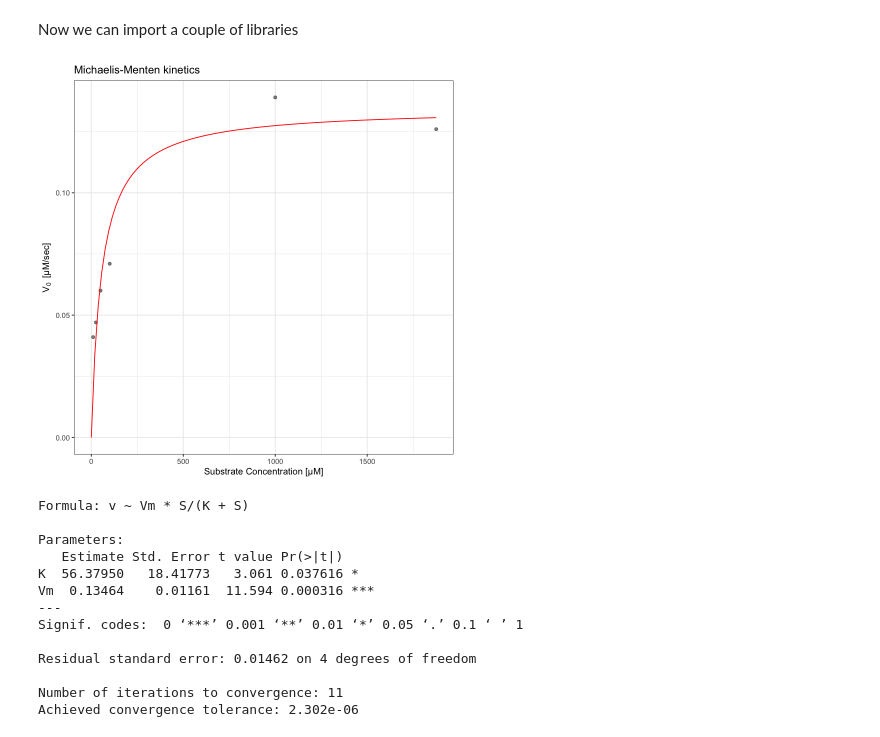
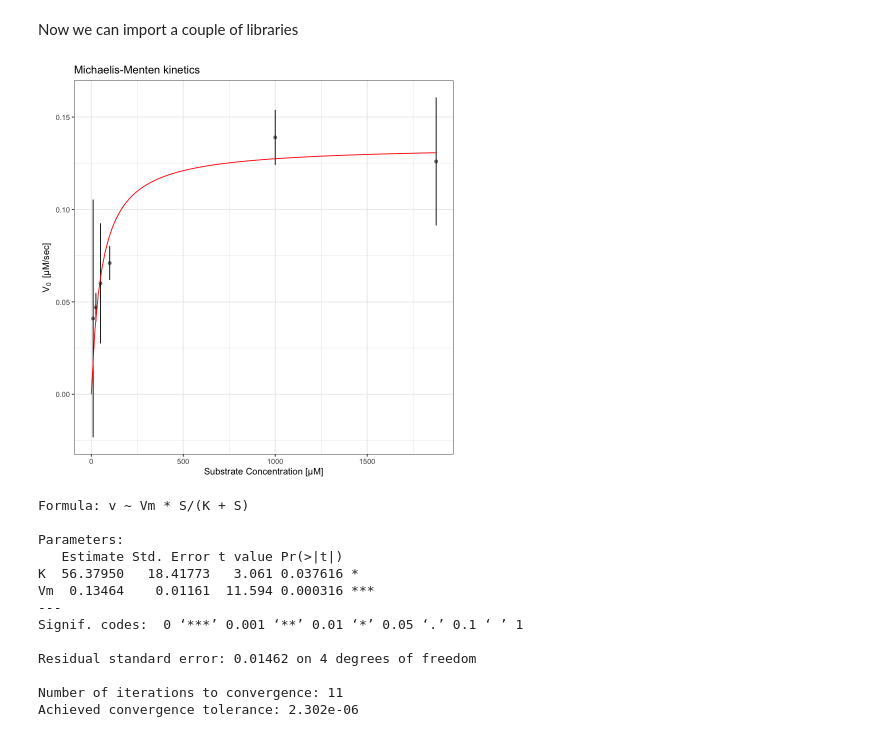
Before and after one commit to piqueen314/enzyme_kinematics, a Jupyter notebook: BioChemProjMMCurves.ipynb, the cells around one changed output. Drawn from its saved outputs; the diff is of its cells as text; code cells hidden in the pictures.

```diff
--- a/BioChemProjMMCurves.ipynb
+++ b/BioChemProjMMCurves.ipynb
@@ -37,16 +37,20 @@ model.drm <- drm (v ~ S, data = mm, fct = MM.2())
 
 mml <- data.frame(S = seq(0, max(mm$S), length.out = 100))
 mml$v <- predict(model.drm, newdata = mml)
+# %%
+sd <- c(0.064346717, 0.007778175, 0.032526912, 0.009192388, 0.014849242, 0.034648232)
 # %%
 ggplot(mm, aes(x = S, y = v)) +
   theme_bw() +
   xlab("Substrate Concentration [μM]") +
   ylab(bquote(V[0]~" [μM/sec]")) +
   ggtitle("Michaelis-Menten kinetics") +
   geom_point(alpha = 0.5) +
+  geom_errorbar(aes(ymin=v-sd, ymax=v+sd), width=.2,
+                 position=position_dodge(0.05))+
   geom_line(data = mml, aes(x = S, y = v), colour = "red")
 # %% [output]
-[figure, old version]
+[figure, new version]
 # %%
 ggsave("mm.pdf", width = 6, height = 4, device = cairo_pdf)
 # %%
```
Also changed, not shown: parts of 7 cells of this notebook, 7 other files.
